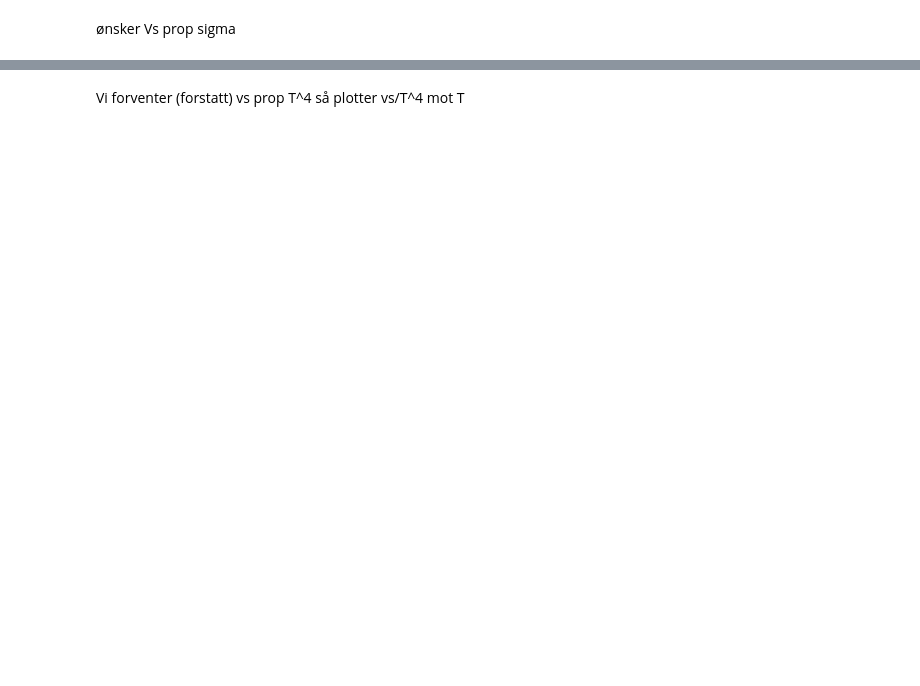
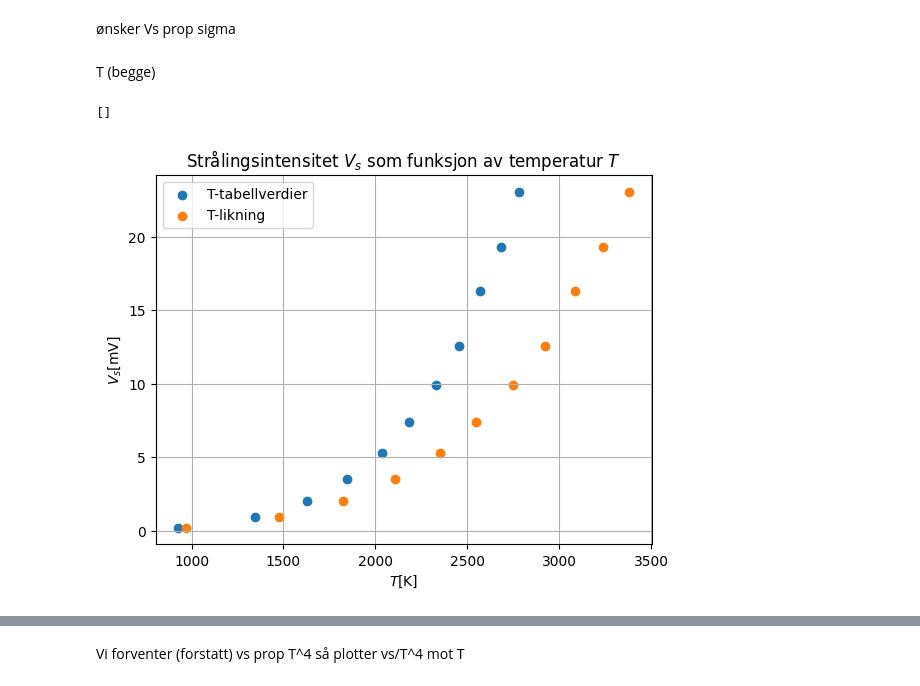
Before and after one commit to Oliver-BS/TFY4165-Termisk-Fysikk-lab, a Jupyter notebook: Heat-radiation/SB.ipynb, the cells around one changed output, grey strips where cells are left out. Drawn from its saved outputs; the diff is of its cells as text; code cells hidden in the pictures; blank space fills up the shorter version.

```diff
--- a/Heat-radiation/SB.ipynb
+++ b/Heat-radiation/SB.ipynb
@@ -99,3 +99,19 @@ array([ 927.77811971, 1348.11867137, 1625.8440751 , 1857.0629795 ,
        2571.45238256, 2683.99261135, 2782.01621064])
 # %% [markdown]
 ønsker Vs prop sigma
+# %% [markdown]
+T (begge)
+# %%
+plt.scatter(Ttab,Vs, label='T-tabellverdier')
+plt.scatter(Teq,Vs, label='T-likning')
+#plt.scatter(Ttab[4],Vs[4],label='Uteligger')
+#plt.legend()
+plt.title(r"Strålingsintensitet $V_s$ som funksjon av temperatur $T$")
+plt.ylabel(r"$V_s[\text{mV}]$")
+plt.xlabel(r"$T[\text{K}]$")
+plt.grid()
+plt.legend()
+plt.plot()
+# %% [output]
+[]
+[figure, added]
```
Also changed, not shown: parts of 16 cells of this notebook, 3 other files.
